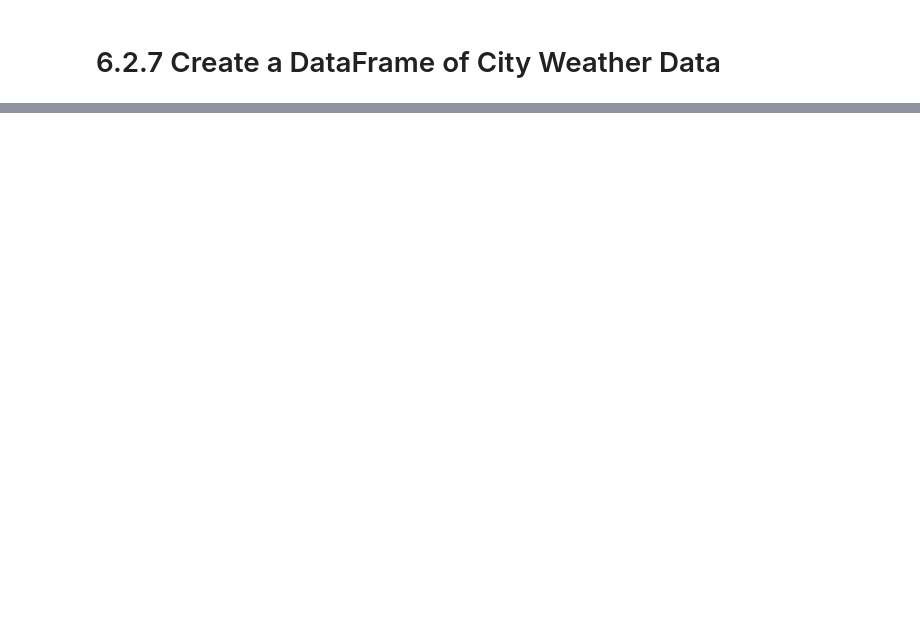
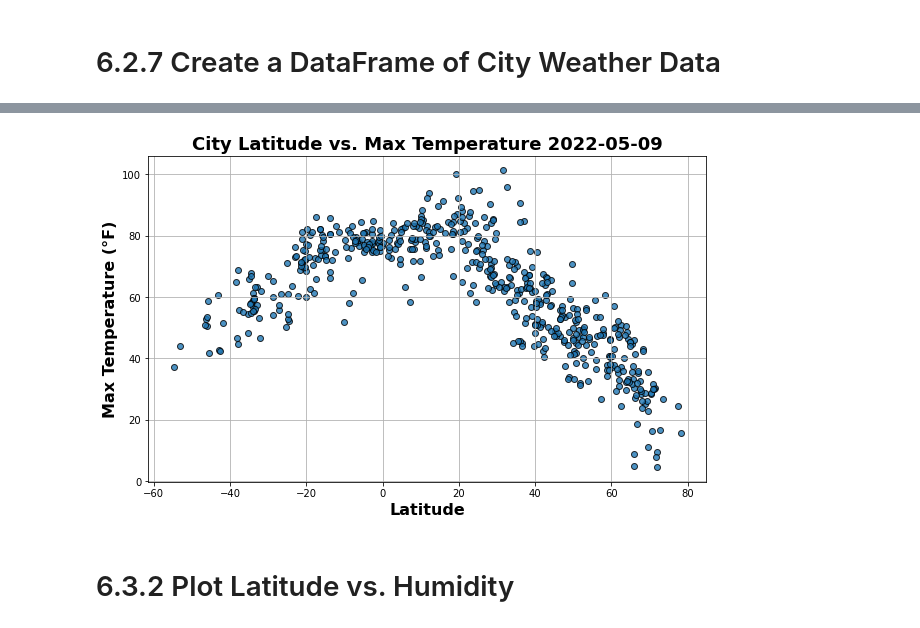
Before and after one commit to elangendorff/World_Weather_Analysis, a Jupyter notebook: WeatherPy.ipynb, the cells around one changed output, grey strips where cells are left out. Drawn from its saved outputs; the diff is of its cells as text; code cells hidden in the pictures; blank space fills up the shorter version.

```diff
--- a/WeatherPy.ipynb
+++ b/WeatherPy.ipynb
@@ -297,0 +263,8 @@ df_city_data.to_csv(output_filepath, index_label='City_ID')
+# %%
+city_data_path = os.path.join('.','weather_data','cities.csv')
+
+df_city_data = pd.read_csv(city_data_path)
+df_city_data = df_city_data.set_index('City_ID')
+df_city_data.index.name = None
+
+df_city_data.head()
@@ -297,0 +282,7 @@ df_city_data.to_csv(output_filepath, index_label='City_ID')
+# %%
+# Extract relevant fields from the DataFrame for plotting
+lats = df_city_data['Lat']
+max_temps = df_city_data['Max Temp']
+humidity = df_city_data['Humidity']
+cloudiness = df_city_data['Cloudiness']
+wind_speed = df_city_data['Wind Speed']
@@ -297,0 +310,44 @@ df_city_data.to_csv(output_filepath, index_label='City_ID')
+# %%
+%matplotlib inline
+
+# Import time module
+import time
+
+# Build the scatter plot for latitude vs. max temperature
+fig, ax = plt.subplots(figsize=(10,6))
+
+ax.scatter(
+    lats,
+    max_temps,
+    label='Cities',
+    marker='o',
+    alpha=0.8,
+    edgecolor='black',
+    linewidths=1
+)
+
+# Incorporate the other graph properties.
+# ax.set_title(f'City Latitude vs. Max Temperature '+ time.strftime('%x'))
+ax.set_title(
+    f'City Latitude vs. Max Temperature '+ time.strftime('%Y-%m-%d'),
+    fontsize=18,
+    fontweight='bold'
+)
+ax.set_ylabel(
+    'Max Temperature (°F)',
+    fontsize=16,
+    fontweight='bold'
+)
+ax.set_xlabel(
+    'Latitude',
+    fontsize=16,
+    fontweight='bold'
+)
+ax.grid()
+
+# Save the figure.
+plt.savefig(os.path.join('.','weather_data','fig1.png'))
+# %% [output]
+[figure, added]
+# %% [markdown]
+# 6.3.2 Plot Latitude vs. Humidity
```
Also changed, not shown: parts of 26 cells of this notebook.
